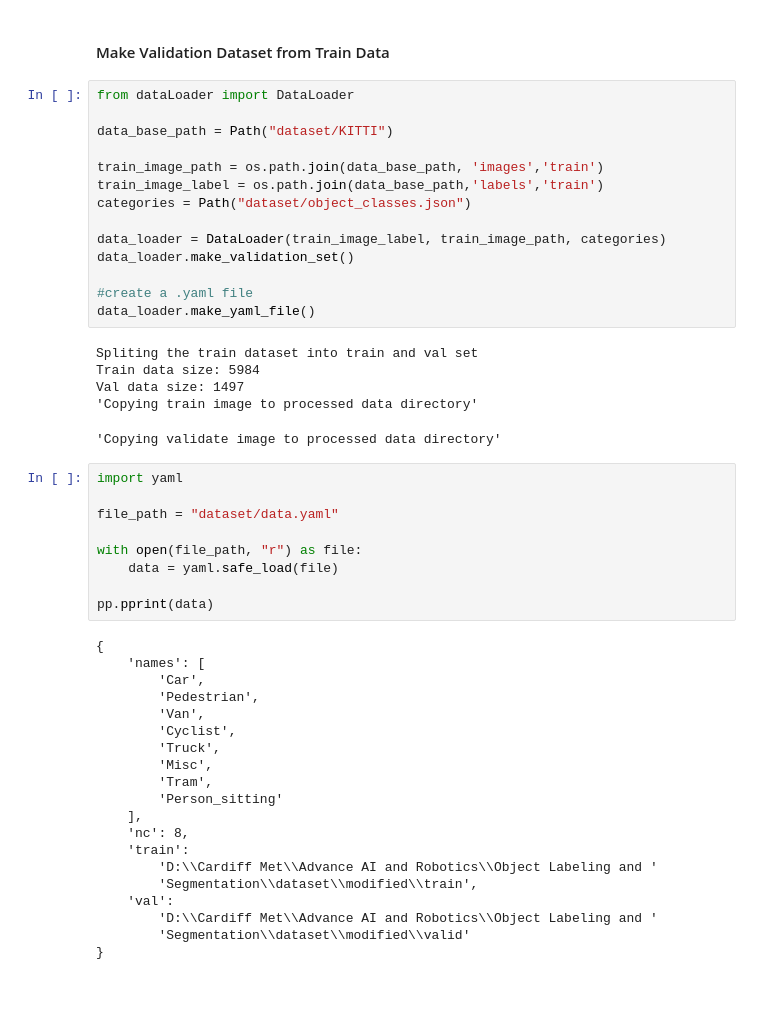
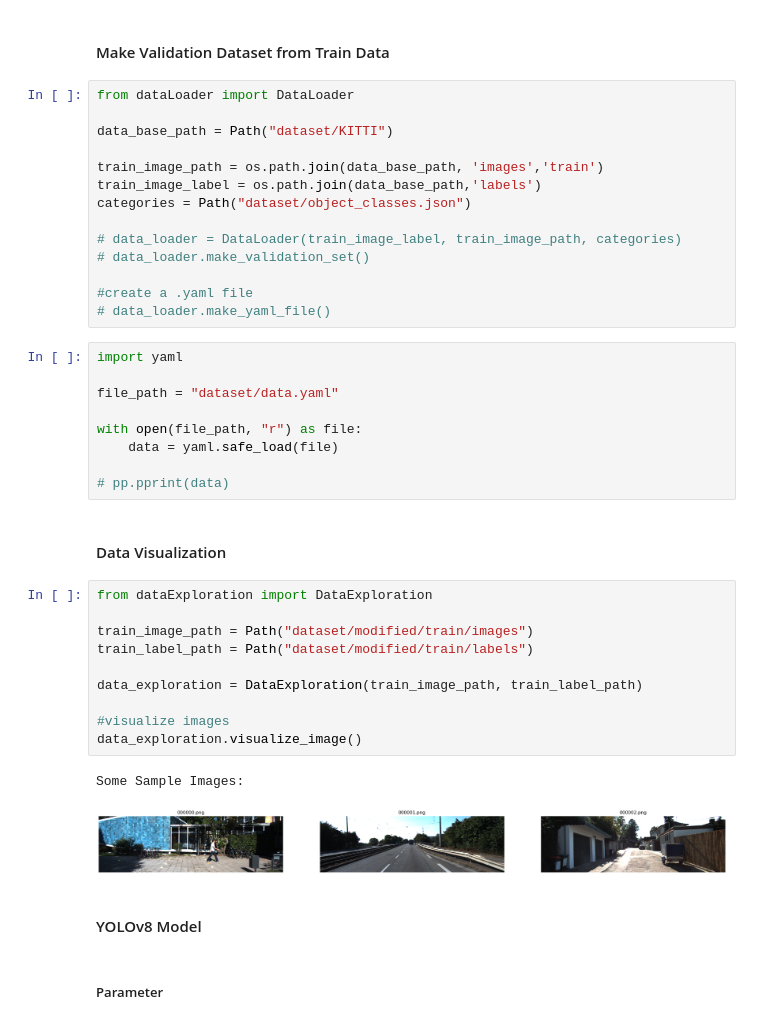
Before and after one commit to h-razu/Object-labeling-and-segmentation, a Jupyter notebook: main.ipynb, the cells around one changed output. Saved outputs shown, nothing was run; the diff lists cells and outputs as text; blank space fills up the shorter version.

```diff
--- a/main.ipynb
+++ b/main.ipynb
@@ -17,20 +17,14 @@ from dataLoader import DataLoader
 data_base_path = Path("dataset/KITTI")
 
 train_image_path = os.path.join(data_base_path, 'images','train')
-train_image_label = os.path.join(data_base_path,'labels','train')
+train_image_label = os.path.join(data_base_path,'labels')
 categories = Path("dataset/object_classes.json")
 
-data_loader = DataLoader(train_image_label, train_image_path, categories)
-data_loader.make_validation_set()
+# data_loader = DataLoader(train_image_label, train_image_path, categories)
+# data_loader.make_validation_set()
 
 #create a .yaml file
-data_loader.make_yaml_file()
+# data_loader.make_yaml_file()
-# %% [output]
-Spliting the train dataset into train and val set
-Train data size: 5984
-Val data size: 1497
-'Copying train image to processed data directory'
-'Copying validate image to processed data directory'
 # %%
 import yaml
 
@@ -39,24 +33,23 @@ file_path = "dataset/data.yaml"
 with open(file_path, "r") as file:
     data = yaml.safe_load(file)
 
-pp.pprint(data)
+# pp.pprint(data)
-# %% [output]
-{
-    'names': [
-        'Car',
-        'Pedestrian',
-        'Van',
-        'Cyclist',
-        'Truck',
-        'Misc',
-        'Tram',
-        'Person_sitting'
-    ],
-    'nc': 8,
-    'train':
-        'D:\\Cardiff Met\\Advance AI and Robotics\\Object Labeling and '
-        'Segmentation\\dataset\\modified\\train',
-    'val':
-        'D:\\Cardiff Met\\Advance AI and Robotics\\Object Labeling and '
-        'Segmentation\\dataset\\modified\\valid'
-}
+# %% [markdown]
+<h4>Data Visualization</h4>
+# %%
+from dataExploration import DataExploration
+
+train_image_path = Path("dataset/modified/train/images")
+train_label_path = Path("dataset/modified/train/labels")
+
+data_exploration = DataExploration(train_image_path, train_label_path)
+
+#visualize images
+data_exploration.visualize_image()
+# %% [output]
+Some Sample Images:
+[figure, added]
+# %% [markdown]
+<h4>YOLOv8 Model</h4>
+# %% [markdown]
+<h5>Parameter</h5>
```
Also changed, not shown: parts of 11 cells of this notebook, 4 other files.
